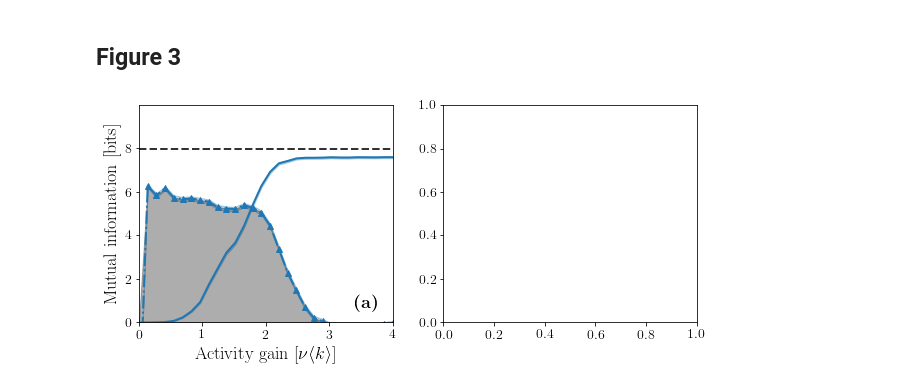
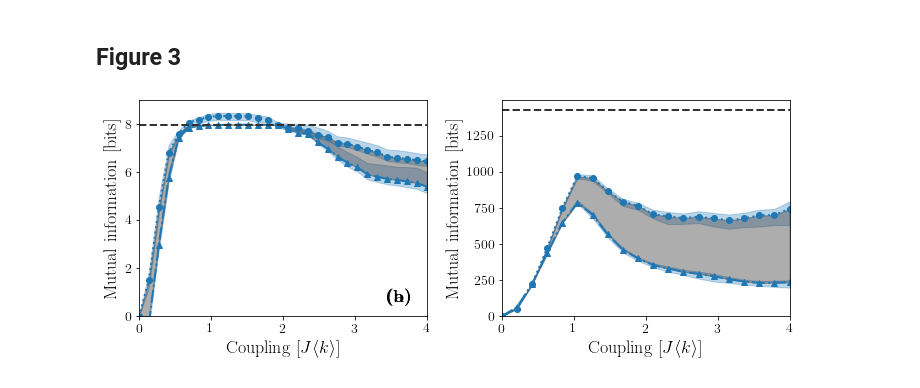
Before and after one commit to charlesmurphy1/midynet, a Jupyter notebook: notebooks/midynet/figure3.ipynb, the cells around one changed output. Saved outputs shown, nothing was run; the diff lists cells and outputs as text; code cells hidden in the pictures.

Commit message:
new params for fig3 (subject to change again)

```diff
--- a/notebooks/midynet/figure3.ipynb
+++ b/notebooks/midynet/figure3.ipynb
@@ -6,6 +6,8 @@ import matplotlib.pyplot as plt
 import pathlib
 
 display.setup_dir("./")
+
+plot = midynet.metrics.Statistics.plot
 # %% [markdown]
 ## Loading the experiments
 # %%
@@ -50,10 +47,10 @@ ymin, ymax = 0, 1.1
 ## Figure 3
 # %%
 fig, ax = plt.subplots(1, 2, figsize=(10, 4))
-t_index = np.where(np.array(T) == 100)[0][0]
-ec_index = np.where(np.array(E) == 5)[0][0]
-ec = E[ec_index]
-t = T[t_index]
+# t_index = np.where(np.array(T) == 100)[0][0]
+# ec_index = np.where(np.array(E) == 5)[0][0]
+# ec = E[ec_index]
+# t = T[t_index]
 color_exact = display.med_colors["blue"]
 color_mf = display.med_colors["blue"]
 color_ais = display.med_colors["blue"]
@@ -61,21 +58,21 @@ color_ais = display.med_colors["blue"]
 bit_ratio = np.log(2)
 hg = {key: midynet.metrics.Statistics({k: _exp.metrics["mutualinfo"].data[_exp.name][f"hg-{k}"] for k in ["mid", "high", "low"]}) / bit_ratio for key, _exp in exp.items()}
 hgx = {key: midynet.metrics.Statistics({k: _exp.metrics["mutualinfo"].data[_exp.name][f"hgx-{k}"] for k in ["mid", "high", "low"]}) / bit_ratio for key, _exp in exp.items()}
-hg["exact"] = midynet.metrics.Statistics(hg["exact"][t_index, :, ec_index])
-hgx["exact"] = midynet.metrics.Statistics(hgx["exact"][t_index, :, ec_index])
+# hg["exact"] = midynet.metrics.Statistics(hg["exact"][t_index, :, ec_index])
+# hgx["exact"] = midynet.metrics.Statistics(hgx["exact"][t_index, :, ec_index])
 mi = {key: hg[key] - hgx[key] for key in exp.keys()}
 
-midynet.metrics.Statistics.plot(
-    ax[0], x_exact, mi["exact"],
-    fill_alpha=0.3,
-    color=color_exact,
-    linestyle="-",
-    linewidth=2,
-    marker="None",
-)
+# midynet.metrics.Statistics.plot(
+#     ax[0], x_exact, mi["exact"],
+#     fill_alpha=0.3,
+#     color=color_exact,
+#     linestyle="-",
+#     linewidth=2,
+#     marker="None",
+# )
 
-midynet.metrics.Statistics.plot(
-    ax[0], x_mcmc, mi["small-mf"],
+plot(
+    ax[0], x_small, mi["small-mf"],
     fill_alpha=0.3,
     color=color_mf,
     linestyle="-.",
@@ -83,8 +80,8 @@ midynet.metrics.Statistics.plot(
     marker="^",
 )
 
-midynet.metrics.Statistics.plot(
-    ax[0], x_mcmc, mi["small-ais"],
+plot(
+    ax[0], x_small, mi["small-ais"],
     fill_alpha=0.3,
     color=color_ais,
     linestyle="dotted",
@@ -94,14 +91,43 @@ midynet.metrics.Statistics.plot(
 
 y1 = np.clip(mi["small-mf"]["mid"], 0, hg["small-mf"]["mid"])
 y2 = np.clip(mi["small-ais"]["mid"], 0, hg["small-ais"]["mid"])
-ax[0].fill_between(x_mcmc, y1, y2, color=display.dark_colors["grey"], alpha=0.4)
+ax[0].fill_between(x_small, y1, y2, color=display.dark_colors["grey"], alpha=0.4)
+ax[0].plot(x_small, hg["small-mf"].__data__["mid"], linestyle="--", marker="None", color=display.dark_colors["grey"], linewidth=2)
 ax[0].set_xlim([xmin, xmax])
 ax[0].set_ylim([0, ax[0].get_ylim()[1]])
 ax[0].set_xlabel(xlabel, fontsize=18)
 ax[0].set_ylabel(r"Mutual information [bits]", fontsize=18)
 ax[0].tick_params(axis='both', labelsize=14)
-ax[0].plot(x_exact, hg["exact"]["mid"], linestyle="--", marker="None", color=display.dark_colors["grey"], linewidth=2)
 display.label_plot(ax[0], r"\textbf{(a)}", loc="lower right", fontsize=18)
+
+plot(
+    ax[1], x_large, mi["large-mf"],
+    fill_alpha=0.3,
+    color=color_mf,
+    linestyle="-.",
+    linewidth=2,
+    marker="^",
+)
+
+plot(
+    ax[1], x_large, mi["large-ais"],
+    fill_alpha=0.3,
+    color=color_ais,
+    linestyle="dotted",
+    linewidth=2,
+    marker="o",
+)
+
+y1 = np.clip(mi["large-mf"]["mid"], 0, hg["large-mf"]["mid"])
+y2 = np.clip(mi["large-ais"]["mid"], 0, hg["large-ais"]["mid"])
+ax[1].fill_between(x_large, y1, y2, color=display.dark_colors["grey"], alpha=0.4)
+ax[1].plot(x_large, hg["large-mf"].__data__["mid"], linestyle="--", marker="None", color=display.dark_colors["grey"], linewidth=2)
+ax[1].set_xlim([xmin, xmax])
+ax[1].set_ylim([0, ax[1].get_ylim()[1]])
+ax[1].set_xlabel(xlabel, fontsize=18)
+ax[1].set_ylabel(r"Mutual information [bits]", fontsize=18)
+ax[1].tick_params(axis='both', labelsize=14)
+display.label_plot(ax[1], r"\textbf{(b)}", loc="lower right", fontsize=18)
 
 
 
@@ -142,32 +168,32 @@ display.label_plot(ax[0], r"\textbf{(a)}", loc="lower right", fontsize=18)
 # y2 = np.clip(f2(x), 0, exp["large-annealed"].metrics["GraphEntropyMetrics"].data["mid"][0]) * np.log2(np.exp(1))
 # ax[1].fill_between(x, y1, y2, color=display.dark_colors["grey"], alpha=0.5)
 # ax[1].set_xlim([xmin, 4])
 # ax[1].set_ylim([0, ax[1].get_ylim()[1]])
 # ax[1].set_xlabel(r"Coupling $\left[J\langle k \rangle\right]$", fontsize=18)
 # ax[1].set_ylabel(r"Mutual information [bits]", fontsize=18)
 # ax[1].tick_params(axis='both', labelsize=14)
 # ax[1].plot(
 #     exp["large-meanfield"].config.dynamics.j,
 #     exp["large-annealed"].metrics["GraphEntropyMetrics"].data["mid"] * np.log2(np.exp(1)),
 #     linestyle="--",
 #     marker="None",
 #     color=display.dark_colors["grey"],
 #     linewidth=2
 # )
 # display.label_plot(ax[1], r"\textbf{(b)}", loc="lower right", fontsize=18)
 
 # handles = [
 #     mpl.lines.Line2D([0], [0], color=color_exact, linestyle="-", marker="None", linewidth=2, label=r"Exact"),
 #     mpl.lines.Line2D([0], [0], color="k", markerfacecolor=color_mf, linestyle="-.", marker="^", linewidth=2, label=r"MF"),
 #     mpl.lines.Line2D([0], [0], color="k", markerfacecolor=color_ais, linestyle="dotted", marker="o", linewidth=2, label=r"AIS"),
 #     mpl.lines.Line2D([0], [0], color=display.dark_colors["grey"], alpha=0.4, linestyle="None", marker="s", markersize=12, label=r"Admissible"),
 # ]
 # ax[1].legend(handles=handles, fontsize=14, loc="upper right")
 
-# fig.tight_layout()
+fig.tight_layout()
 
 # fig.savefig(path_to_figures + "/svg/p1-figure3.svg")
 # fig.savefig(path_to_figures + "/png/p1-figure3.png")
 # fig.savefig(path_to_figures + "/pdf/p1-figure3.pdf")
 # %% [output]
-[figure, old version]
+[figure, new version]
```
Also changed, not shown: parts of 2 cells of this notebook, 5 other files.
